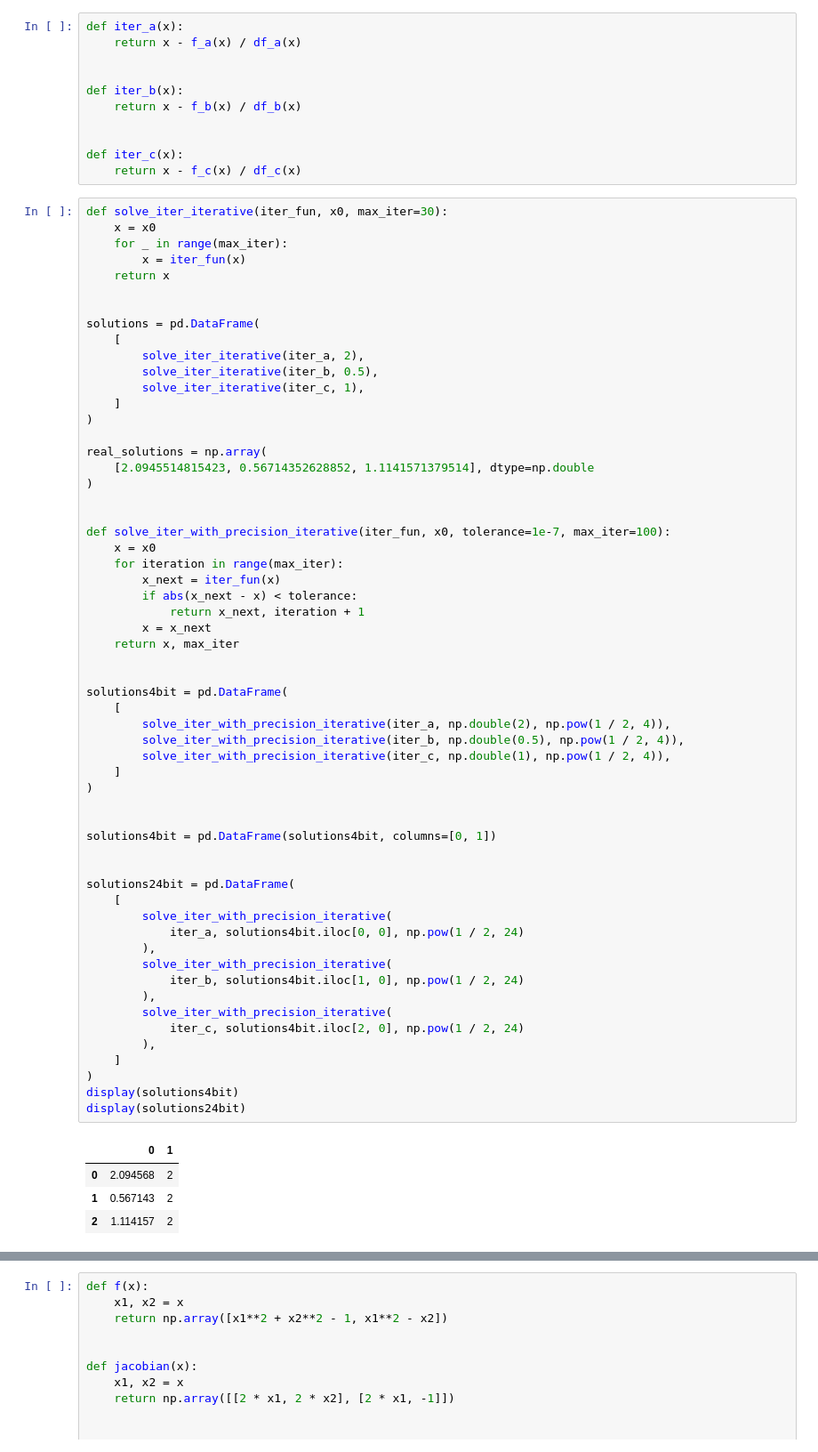
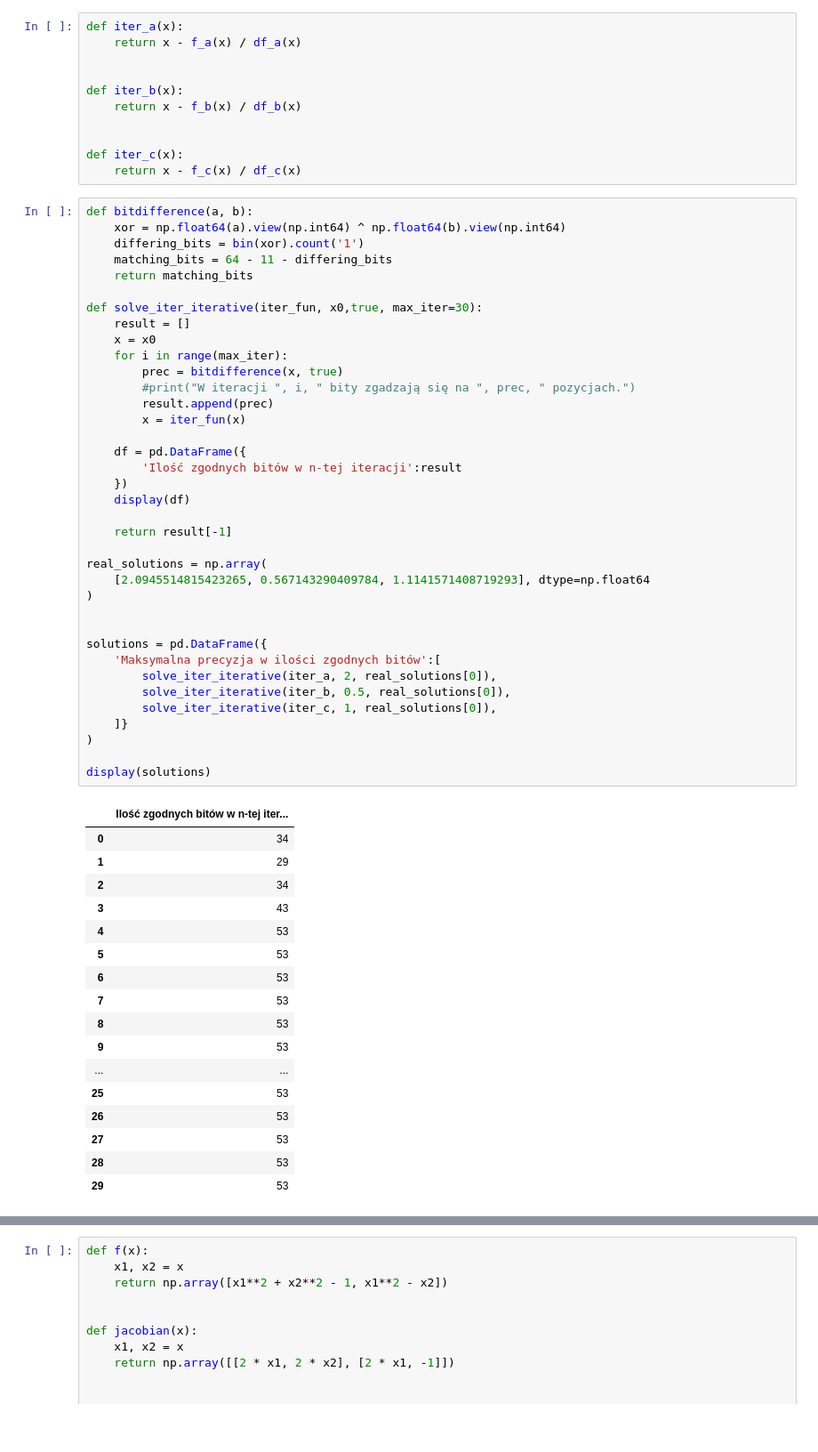
Before and after one commit to depebul/MOWNIT, a Jupyter notebook: lab08/mownit_lab08.ipynb, the cells around one changed output, grey strips where cells are left out. Shown at 89% size. Saved outputs shown, nothing was run; the diff lists cells and outputs as text; blank space fills up the shorter version.

```diff
--- a/lab08/mownit_lab08.ipynb
+++ b/lab08/mownit_lab08.ipynb
@@ -388,65 +388,57 @@ def iter_b(x):
 def iter_c(x):
     return x - f_c(x) / df_c(x)
 # %%
-def solve_iter_iterative(iter_fun, x0, max_iter=30):
+def bitdifference(a, b):
+    xor = np.float64(a).view(np.int64) ^ np.float64(b).view(np.int64)
+    differing_bits = bin(xor).count('1')
+    matching_bits = 64 - 11 - differing_bits
+    return matching_bits
+
+def solve_iter_iterative(iter_fun, x0,true, max_iter=30):
+    result = []
     x = x0
-    for _ in range(max_iter):
+    for i in range(max_iter):
+        prec = bitdifference(x, true)
+        #print("W iteracji ", i, " bity zgadzają się na ", prec, " pozycjach.")
+        result.append(prec)
         x = iter_fun(x)
-    return x
 
+    df = pd.DataFrame({
+        'Ilość zgodnych bitów w n-tej iteracji':result
+    })
+    display(df)
 
-solutions = pd.DataFrame(
-    [
-        solve_iter_iterative(iter_a, 2),
-        solve_iter_iterative(iter_b, 0.5),
-        solve_iter_iterative(iter_c, 1),
-    ]
-)
+    return result[-1]
 
 real_solutions = np.array(
-    [2.0945514815423, 0.56714352628852, 1.1141571379514], dtype=np.double
+    [2.0945514815423265, 0.567143290409784, 1.1141571408719293], dtype=np.float64
 )
 
 
-def solve_iter_with_precision_iterative(iter_fun, x0, tolerance=1e-7, max_iter=100):
-    x = x0
-    for iteration in range(max_iter):
-        x_next = iter_fun(x)
-        if abs(x_next - x) < tolerance:
-            return x_next, iteration + 1
-        x = x_next
-    return x, max_iter
-
-
-solutions4bit = pd.DataFrame(
-    [
-        solve_iter_with_precision_iterative(iter_a, np.double(2), np.pow(1 / 2, 4)),
-        solve_iter_with_precision_iterative(iter_b, np.double(0.5), np.pow(1 / 2, 4)),
-        solve_iter_with_precision_iterative(iter_c, np.double(1), np.pow(1 / 2, 4)),
-    ]
+solutions = pd.DataFrame({
+    'Maksymalna precyzja w ilości zgodnych bitów':[
+        solve_iter_iterative(iter_a, 2, real_solutions[0]),
+        solve_iter_iterative(iter_b, 0.5, real_solutions[0]),
+        solve_iter_iterative(iter_c, 1, real_solutions[0]),
+    ]}
 )
 
-
-solutions4bit = pd.DataFrame(solutions4bit, columns=[0, 1])
-
-
-solutions24bit = pd.DataFrame(
-    [
-        solve_iter_with_precision_iterative(
-            iter_a, solutions4bit.iloc[0, 0], np.pow(1 / 2, 24)
-        ),
-        solve_iter_with_precision_iterative(
-            iter_b, solutions4bit.iloc[1, 0], np.pow(1 / 2, 24)
-        ),
-        solve_iter_with_precision_iterative(
-            iter_c, solutions4bit.iloc[2, 0], np.pow(1 / 2, 24)
-        ),
-    ]
-)
-display(solutions4bit)
-display(solutions24bit)
+display(solutions)
 # %% [output]
-|  | 0 | 1 |
-| 0 | 2.094568 | 2 |
-| 1 | 0.567143 | 2 |
-| 2 | 1.114157 | 2 |
+|  | Ilość zgodnych bitów w n-tej iter... |
+| 0 | 34 |
+| 1 | 29 |
+| 2 | 34 |
+| 3 | 43 |
+| 4 | 53 |
+| 5 | 53 |
+| 6 | 53 |
+| 7 | 53 |
+| 8 | 53 |
+| 9 | 53 |
+| ... | ... |
+| 25 | 53 |
+| 26 | 53 |
+| 27 | 53 |
+| 28 | 53 |
+| 29 | 53 |
```
Also changed, not shown: parts of 3 cells of this notebook.
